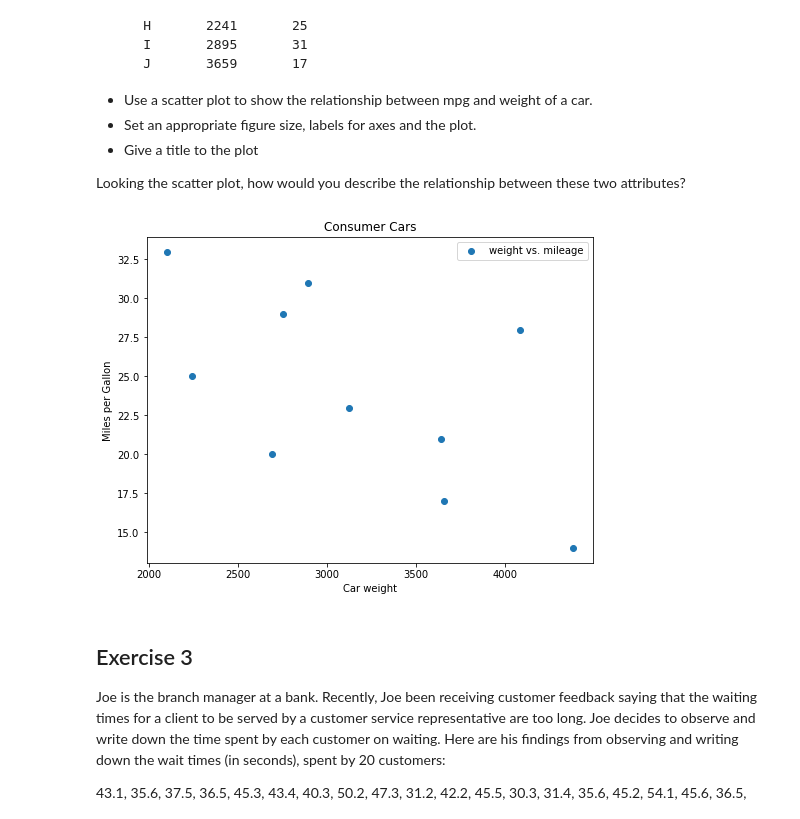
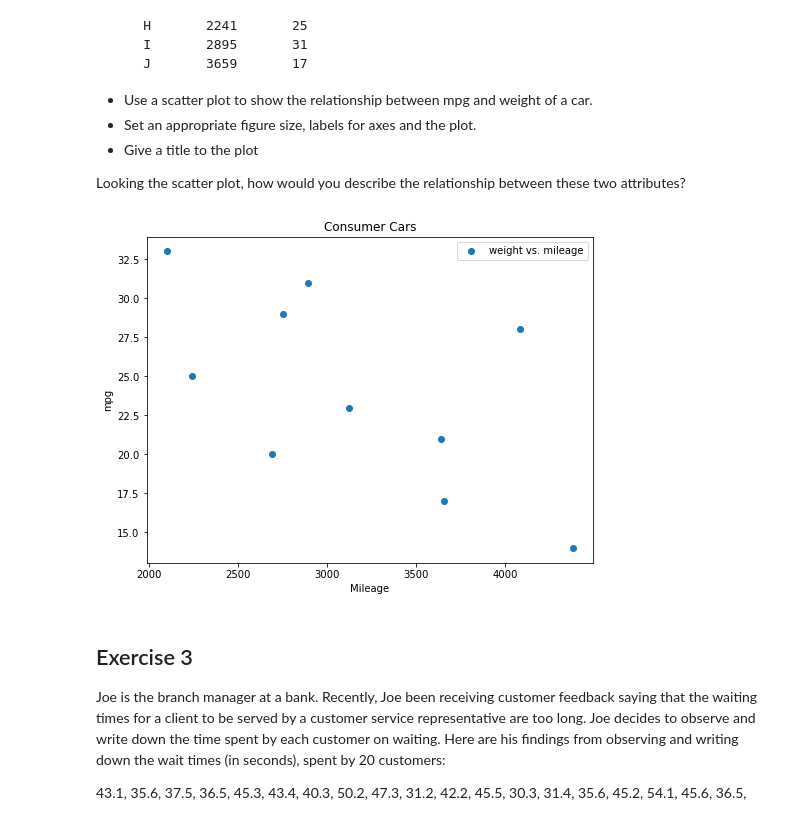
Before and after one commit to adcm2292/dsc-data-viz-lab, a Jupyter notebook: index.ipynb, the cells around one changed output. Drawn from its saved outputs; the diff is of its cells as text; code cells hidden in the pictures.

```diff
--- a/index.ipynb
+++ b/index.ipynb
@@ -78,14 +77,20 @@ Looking the scatter plot, how would you describe the relationship between these
 # %%
 weight = [2750, 3125, 2100, 4082, 2690, 3640, 4380, 2241, 2895, 3659]
 mpg = [29, 23, 33, 28, 20, 21, 14, 25, 31, 17]
 
 # Set the figure size in inches
-
+plt.figure(figsize=(8,6))
 # Plot with scatter()
+plt.scatter(weight, mpg, label= 'weight vs. mileage')
 
 # Set x and y axes labels and a title
+plt.title('Consumer Cars')
+plt.xlabel('Mileage')
+plt.ylabel('mpg')
+plt.legend()
+plt.show()
 # %% [output]
-[figure, old version]
+[figure, new version]
 # %% [markdown]
 ## Exercise 3
 
```
Also changed, not shown: parts of 3 cells of this notebook.
